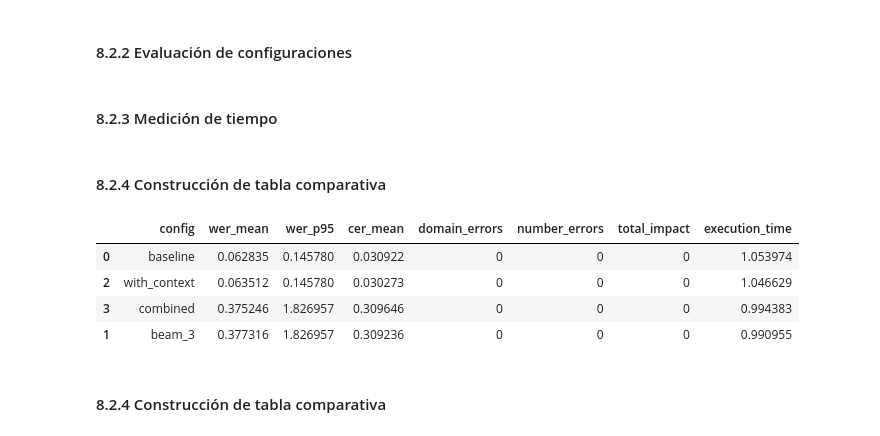
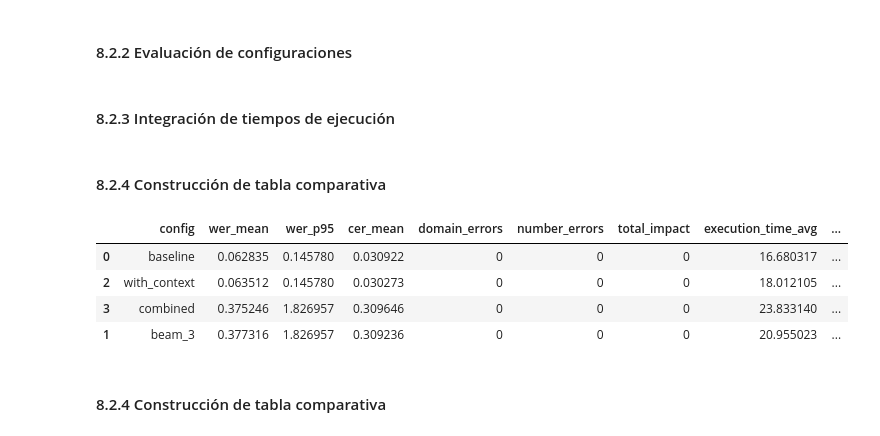
Before and after one commit to JMPinillos/agri-voice-ai, a Jupyter notebook: notebooks/02_speech_to_text_asr/speech_to_text_asr.ipynb, the cells around one changed output. Cells and saved outputs as stored; diff of their text form; code cells hidden in the pictures.

```diff
--- a/notebooks/02_speech_to_text_asr/speech_to_text_asr.ipynb
+++ b/notebooks/02_speech_to_text_asr/speech_to_text_asr.ipynb
@@ -1238,10 +1238,14 @@ configs = {
 # %%
-# Almacenamiento de resultados por configuración
+# Almacenamiento de resultados y tiempos
 results_all = {}
+execution_times = {}
 
 for config_name, params in configs.items():
 
     results = []
+
+    # Inicio del cronómetro
+    start = time.time()
 
     for item in tqdm(dataset_processed, desc=f"Transcribiendo: {config_name}"):
 
@@ -1257,7 +1261,18 @@ for config_name, params in configs.items():
             "text": text
         })
 
+    # Fin del cronómetro
+    end = time.time()
+
+    total_time = end - start
+    avg_time = total_time / len(dataset_processed)
+
     results_all[config_name] = results
+
+    execution_times[config_name] = {
+        "total_time": total_time,
+        "avg_time_per_audio": avg_time
+    }
 # %% [markdown]
 ### 8.2 Evaluación comparativa
 # %% [markdown]
@@ -1331,5 +1346,3 @@ for config_name, results in results_all.items():
 
     # Aplicamos la función integrada de evaluación
     evaluations[config_name] = evaluate_asr_results(results, ground_truth, config_name)
-# %% [markdown]
-#### 8.2.3 Medición de tiempo
@@ -1356,0 +1349,2 @@ for config_name, params in configs.items():
+# %% [markdown]
+#### 8.2.3 Integración de tiempos de ejecución
@@ -1357,37 +1361,75 @@ for config_name, params in configs.items():
 # %% [markdown]
 #### 8.2.4 Construcción de tabla comparativa
 # %%
-# Construcción de tabla comparativa con métricas clave
+# =========================
+# CONSTRUCCIÓN DE TABLA COMPARATIVA
+# =========================
 
 # Construimos DataFrame con resultados de cada configuración
 df_comparison = pd.DataFrame([
     {
         "config": name,
 
         # Métricas principales
         "wer_mean": eval_data["wer_stats"]["mean"],
         "wer_p95": eval_data["wer_stats"]["p95"],
         "cer_mean": eval_data["cer_stats"]["mean"],
 
         # Impacto estructural
         "domain_errors": eval_data["domain_errors"],
         "number_errors": eval_data["number_errors"],
         "total_impact": eval_data["total_impact"],
 
-        # Tiempo de ejecución
-        "execution_time": execution_times[name]
+        # Tiempo de ejecución (valores numéricos)
+        "execution_time_total": execution_times[name]["total_time"],
+        "execution_time_avg": execution_times[name]["avg_time_per_audio"]
     }
     for name, eval_data in evaluations.items()
 ])
 
-# Ordenamos por WER medio (mejor primero)
-display(df_comparison.sort_values("wer_mean"))
+
+# =========================
+# FORMATEO DE TIEMPOS
+# =========================
+
+# Función para convertir segundos a minutos y segundos
+def format_time(seconds):
+    hours = int(seconds // 3600)
+    minutes = int((seconds % 3600) // 60)
+    secs = int(seconds % 60)
+
+    if hours > 0:
+        return f"{hours}h {minutes}m {secs}s"
+    return f"{minutes}m {secs}s"
+
+# Aplicamos formateo solo a tiempo total
+df_comparison["execution_time_total_fmt"] = df_comparison["execution_time_total"].apply(format_time)
+
+
+# =========================
+# VISUALIZACIÓN FINAL
+# =========================
+
+# Mostramos tabla ordenada por WER (mejor primero)
+display(
+    df_comparison.sort_values("wer_mean")[[
+        "config",
+        "wer_mean",
+        "wer_p95",
+        "cer_mean",
+        "domain_errors",
+        "number_errors",
+        "total_impact",
+        "execution_time_avg",
+        "execution_time_total_fmt"
+    ]]
+)
 # %% [output]
-|  | config | wer_mean | wer_p95 | cer_mean | domain_errors | number_errors | total_impact | execution_time |
-| 0 | baseline | 0.062835 | 0.145780 | 0.030922 | 0 | 0 | 0 | 1.053974 |
-| 2 | with_context | 0.063512 | 0.145780 | 0.030273 | 0 | 0 | 0 | 1.046629 |
-| 3 | combined | 0.375246 | 1.826957 | 0.309646 | 0 | 0 | 0 | 0.994383 |
-| 1 | beam_3 | 0.377316 | 1.826957 | 0.309236 | 0 | 0 | 0 | 0.990955 |
+|  | config | wer_mean | wer_p95 | cer_mean | domain_errors | number_errors | total_impact | execution_time_avg | ... |
+| 0 | baseline | 0.062835 | 0.145780 | 0.030922 | 0 | 0 | 0 | 16.680317 | ... |
+| 2 | with_context | 0.063512 | 0.145780 | 0.030273 | 0 | 0 | 0 | 18.012105 | ... |
+| 3 | combined | 0.375246 | 1.826957 | 0.309646 | 0 | 0 | 0 | 23.833140 | ... |
+| 1 | beam_3 | 0.377316 | 1.826957 | 0.309236 | 0 | 0 | 0 | 20.955023 | ... |
 # %% [markdown]
 #### 8.2.4 Construcción de tabla comparativa
 # %% [markdown]
```
Also changed, not shown: parts of 4 cells of this notebook.
